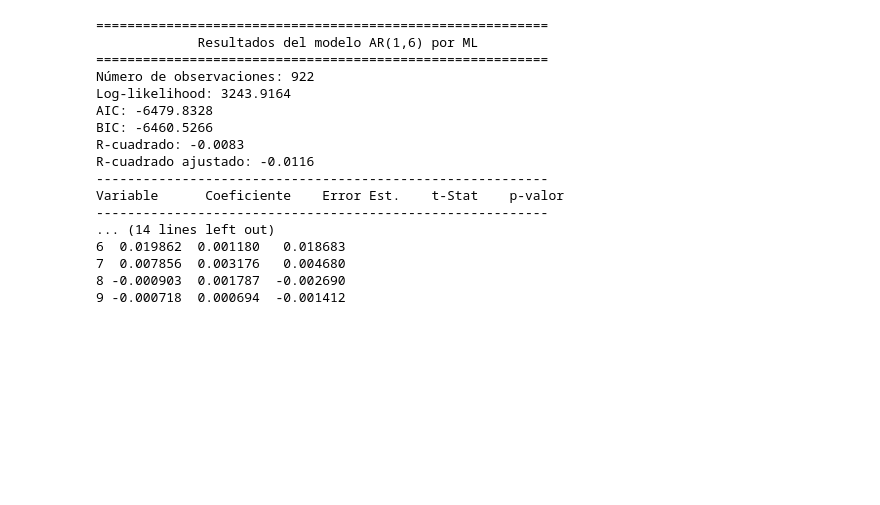
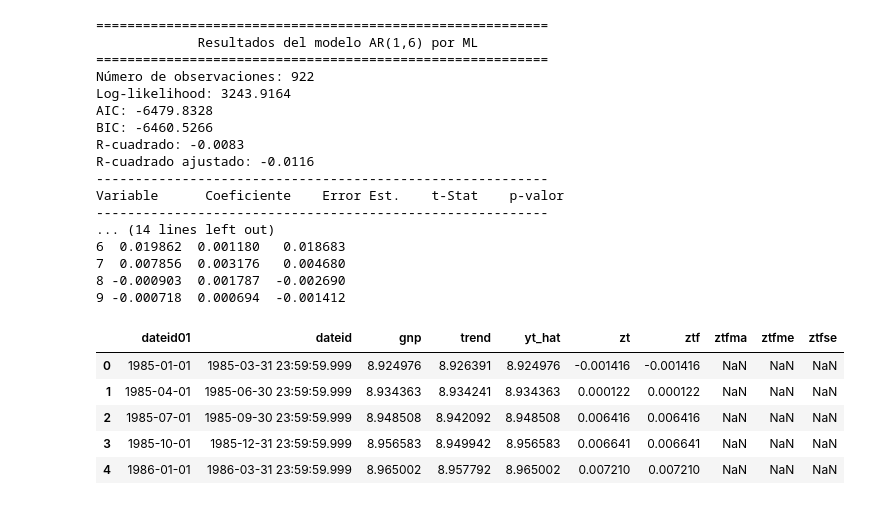
Before and after one commit to DavidGuzzi/MECMT10, a Jupyter notebook: clase_2.ipynb, the cells around one changed output. Cells and saved outputs as stored; diff of their text form; code cells hidden in the pictures; blank space fills up the shorter version.

```diff
--- a/clase_2.ipynb
+++ b/clase_2.ipynb
@@ -1147,3 +1147,15 @@ Variable      Coeficiente    Error Est.    t-Stat    p-valor
 7  0.007856  0.003176   0.004680
 8 -0.000903  0.001787  -0.002690
 9 -0.000718  0.000694  -0.001412
+# %%
+path_3 = r"C:\Users\HP\OneDrive\Escritorio\David Guzzi\DiTella\MEC\Materias\2025\2025 1T\[MT10] Series de Tiempo\Clases prácticas\Práctica 0-20250322\ej6.xlsx"
+
+df_3 = pd.read_excel(path_3)
+df_3.head()
+# %% [output]
+|  | dateid01 | dateid | gnp | trend | yt_hat | zt | ztf | ztfma | ztfme | ztfse |
+| 0 | 1985-01-01 | 1985-03-31 23:59:59.999 | 8.924976 | 8.926391 | 8.924976 | -0.001416 | -0.001416 | NaN | NaN | NaN |
+| 1 | 1985-04-01 | 1985-06-30 23:59:59.999 | 8.934363 | 8.934241 | 8.934363 | 0.000122 | 0.000122 | NaN | NaN | NaN |
+| 2 | 1985-07-01 | 1985-09-30 23:59:59.999 | 8.948508 | 8.942092 | 8.948508 | 0.006416 | 0.006416 | NaN | NaN | NaN |
+| 3 | 1985-10-01 | 1985-12-31 23:59:59.999 | 8.956583 | 8.949942 | 8.956583 | 0.006641 | 0.006641 | NaN | NaN | NaN |
+| 4 | 1986-01-01 | 1986-03-31 23:59:59.999 | 8.965002 | 8.957792 | 8.965002 | 0.007210 | 0.007210 | NaN | NaN | NaN |
```
